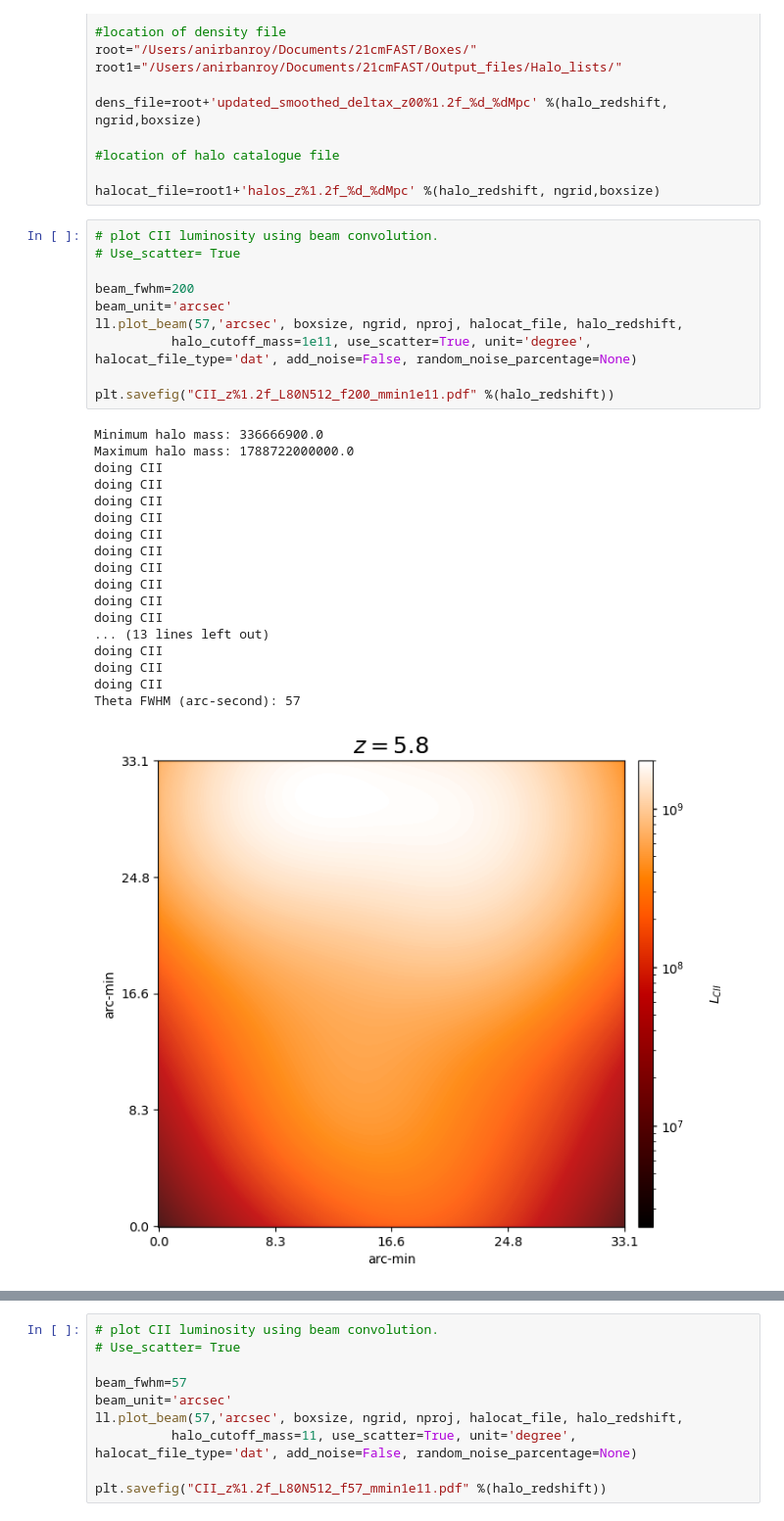
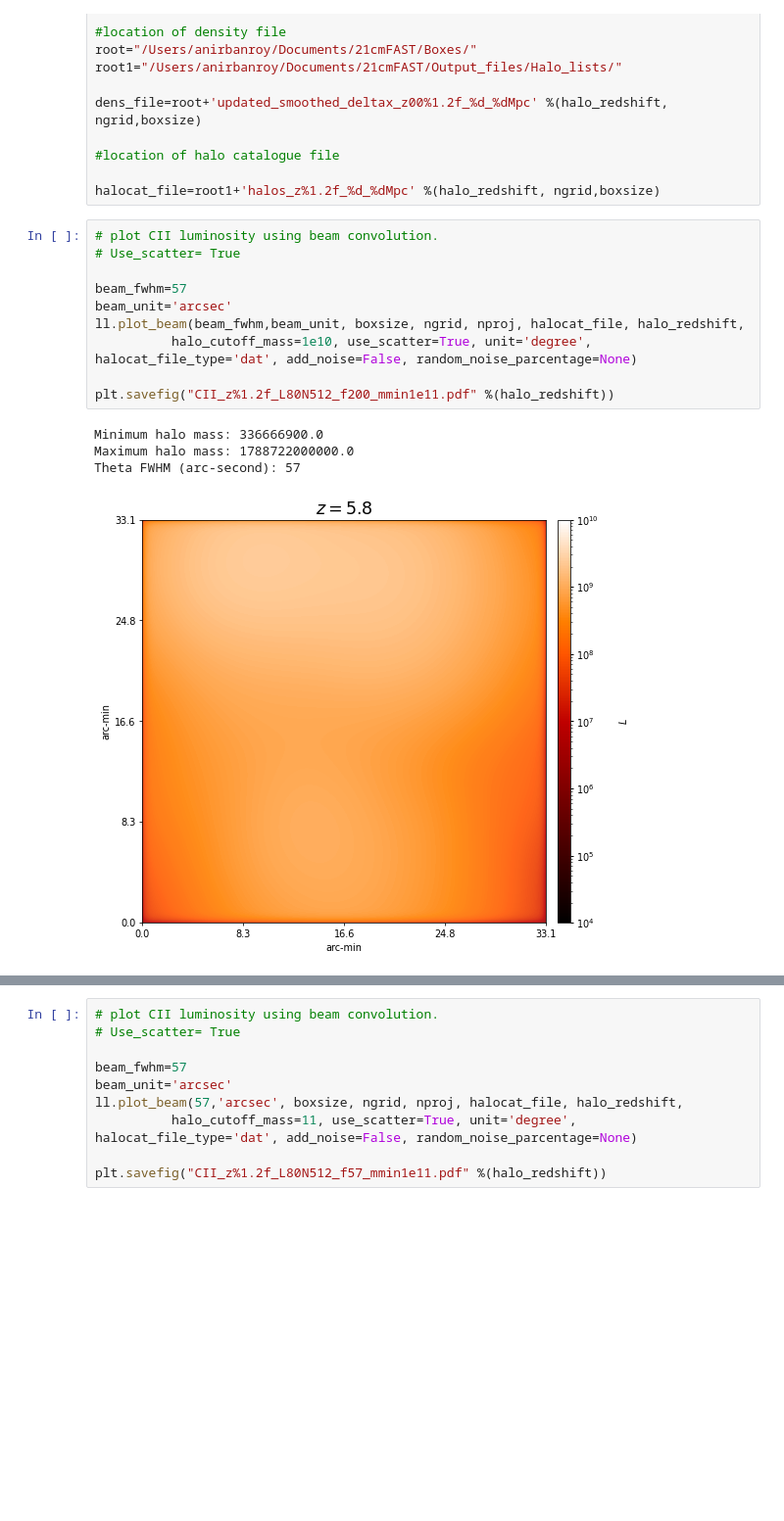
Before and after one commit to Anirbancosmo/Limpy, a Jupyter notebook: notebook/ccatp_test.ipynb, the cells around one changed output, grey strips where cells are left out. Shown at 98% size. Drawn from its saved outputs; the diff is of its cells as text; blank space fills up the shorter version.

```diff
--- a/notebook/ccatp_test.ipynb
+++ b/notebook/ccatp_test.ipynb
@@ -58,30 +61,16 @@ halocat_file=root1+'halos_z%1.2f_%d_%dMpc' %(halo_redshift, ngrid,boxsize)
 # %%
 # plot CII luminosity using beam convolution.
 # Use_scatter= True
 
-beam_fwhm=200
+beam_fwhm=57
 beam_unit='arcsec'
-ll.plot_beam(57,'arcsec', boxsize, ngrid, nproj, halocat_file, halo_redshift,
-          halo_cutoff_mass=1e11, use_scatter=True, unit='degree', halocat_file_type='dat', add_noise=False, random_noise_parcentage=None)
+ll.plot_beam(beam_fwhm,beam_unit, boxsize, ngrid, nproj, halocat_file, halo_redshift,
+          halo_cutoff_mass=1e10, use_scatter=True, unit='degree', halocat_file_type='dat', add_noise=False, random_noise_parcentage=None)
 
 plt.savefig("CII_z%1.2f_L80N512_f200_mmin1e11.pdf" %(halo_redshift))
 # %% [output]
 Minimum halo mass: 336666900.0
 Maximum halo mass: 1788722000000.0
-doing CII
-doing CII
-doing CII
-doing CII
-doing CII
-doing CII
-doing CII
-doing CII
-doing CII
-doing CII
-... (13 lines left out)
-doing CII
-doing CII
-doing CII
 Theta FWHM (arc-second): 57
-[figure, old version]
+[figure, new version]
 # %%
```
Also changed, not shown: parts of 3 cells of this notebook, 9 other files.
